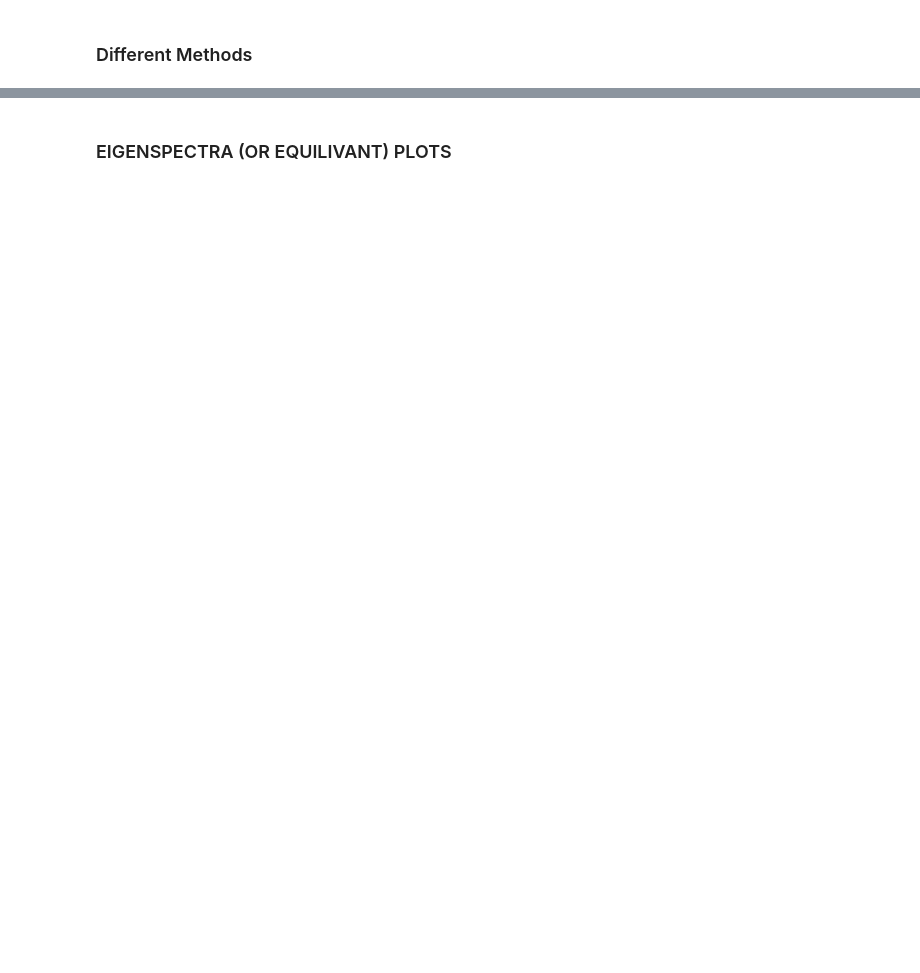
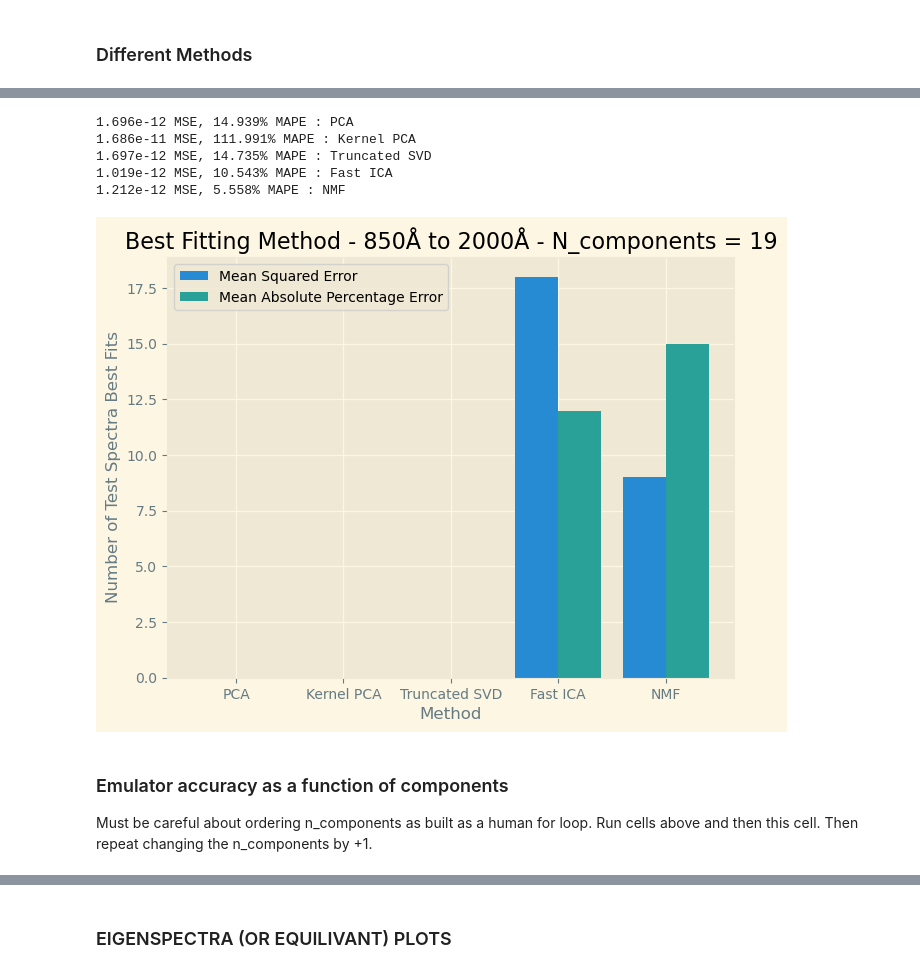
Before and after one commit to AustenWallis/Speculate, a Jupyter notebook: Decomposition Method.ipynb, the cells around one changed output, grey strips where cells are left out. Cells and saved outputs as stored; diff of their text form; code cells hidden in the pictures; blank space fills up the shorter version.

```diff
--- a/Decomposition Method.ipynb
+++ b/Decomposition Method.ipynb
@@ -1097,0 +1432,69 @@ this corresponds to grid point 123
+# %%
+results = {str(i): [] for i in labels}
+# Contains the different methods as keys and length of test grid as entries.
+# Each entry is a list of the fit and mape for each grid point
+
+best_fits = [0 for i in labels]
+best_mapes = [0 for i in labels]
+# Binning the best fitting method for each grid point
+
+for spectrum in range(len(test_grid)):
+    #print(spectrum, 'index, run', spectrum+1)
+    best_fit = 1e50
+    best_mape = 1e50
+    for i in range(len(reconstruct)):
+        fit = mean_squared_error(reconstruct[i][spectrum], test_grid[spectrum], squared=False) # data test cut
+        mape = mean_absolute_percentage_error(reconstruct[i][spectrum], test_grid[spectrum]) # data test cut
+        results[str(labels[i])].append([fit, mape])
+        if fit < best_fit: # Finding which methods give the smallest error
+            store_fit_index = i
+            best_fit = fit
+        if mape < best_mape:
+            store_mape_index = i
+            best_mape = mape
+    best_fits[store_fit_index] += 1
+    best_mapes[store_mape_index] += 1
+        #print("{0:.3e} MSE, {1:.3%} MAPE : {2}".format(fit, mape, labels[i]))
+    #print('-------------------------')
+
+
+# Average MSE score and MAPE score for each method
+for key, value in results.items():
+    #print(key, value)
+    mse = np.mean([i[0] for i in value])
+    mape = np.mean([i[1] for i in value])
+    print("{0:.3e} MSE, {1:.3%} MAPE : {2}".format(mse, mape, key))
+    mse_n_comp_list = np.append(mse_n_comp_list, mse)
+    mape_n_comp_list = np.append(mape_n_comp_list, mape)
+n_components_list.append(n_components)
+
+accuracy_interations += 1
+#print(labels, best_fits, best_mapes)
+
+# Plotting a histogram of the best fitting method totals
+# overplot the best mapes
+fig, ax = plt.subplots()
+fig.tight_layout()
+x_axis  = np.arange(len(labels))
+ax.bar(x_axis-0.2, best_fits, width=0.4, label='Mean Squared Error')
+ax.bar(x_axis+0.2, best_mapes, width = 0.4, label='Mean Absolute Percentage Error')
+plt.legend()
+ax.set_xticks(x_axis, labels)
+ax.set_xlabel('Method')
+ax.set_ylabel('Number of Test Spectra Best Fits')
+#ax.bar_label(best_fits, padding=3)
+ax.set_title(f'Best Fitting Method - {wavelength_range[0]}Å to {wavelength_range[1]}Å - N_components = {n_components}')
+plt.show()
+
+# TODO Number of Components in title, average scores above each method.
+# %% [output]
+1.696e-12 MSE, 14.939% MAPE : PCA
+1.686e-11 MSE, 111.991% MAPE : Kernel PCA
+1.697e-12 MSE, 14.735% MAPE : Truncated SVD
+1.019e-12 MSE, 10.543% MAPE : Fast ICA
+1.212e-12 MSE, 5.558% MAPE : NMF
+[figure, added]
+# %% [markdown]
+### Emulator accuracy as a function of components
+
+Must be careful about ordering n_components as built as a human for loop. Run cells above and then this cell. Then repeat changing the n_components by +1.
```
Also changed, not shown: parts of 31 cells of this notebook, 25 other files.
